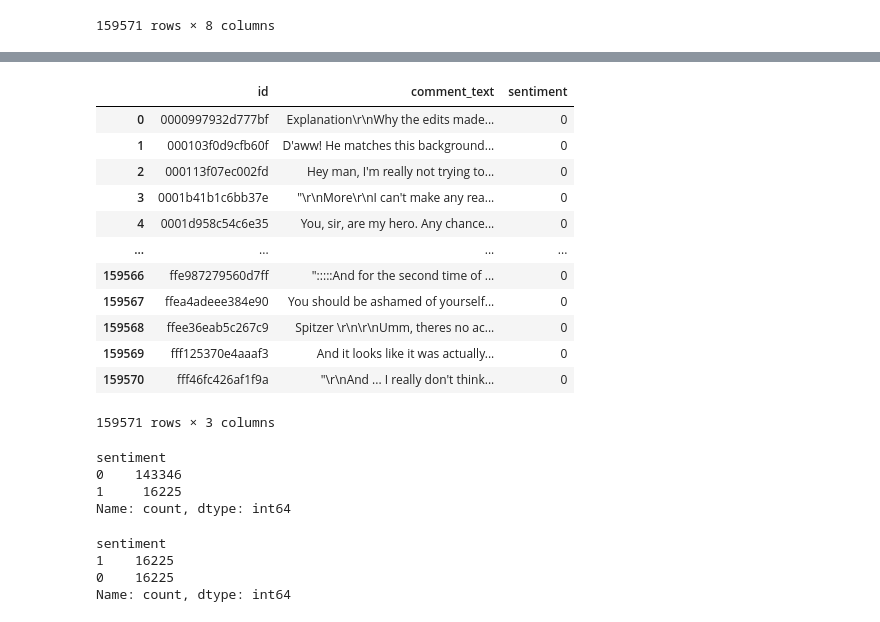
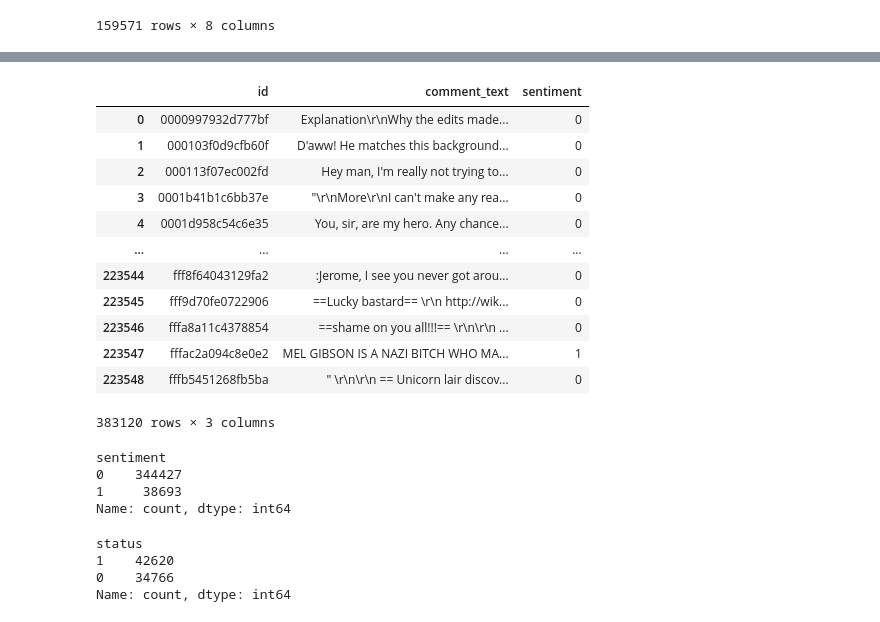
Before and after one commit to CorentinMaille/TP_commentaire, a Jupyter notebook: backend/IA.ipynb, the cells around one changed output, grey strips where cells are left out. Cells and saved outputs as stored; diff of their text form; code cells hidden in the pictures.

```diff
--- a/backend/IA.ipynb
+++ b/backend/IA.ipynb
@@ -4,6 +16,6 @@ import spacy
 # %%
-df = pd.read_csv('./../data/train.csv')
-df
+toxic = pd.read_csv('./../data/train.csv')
+toxic
 # %% [output]
 |  | id | comment_text | toxic | severe_toxic | obscene | threat | insult | identity_hate |
 | 0 | 0000997932d777bf | Explanation\r\nWhy the edits made... | 0 | 0 | 0 | 0 | 0 | 0 |
@@ -18,3 +30,6 @@ df
 | 159569 | fff125370e4aaaf3 | And it looks like it was actually... | 0 | 0 | 0 | 0 | 0 | 0 |
 | 159570 | fff46fc426af1f9a | "\r\nAnd ... I really don't think... | 0 | 0 | 0 | 0 | 0 | 0 |
 159571 rows × 8 columns
+# %%
+jigsaw = pd.read_csv('./../data/jigsaw.csv')
+jigsaw
@@ -20,0 +66,3 @@ df
+# %%
+jigsaw_toxic = pd.concat([toxic, jigsaw])
+jigsaw_toxic
@@ -31,3 +93,19 @@ df.duplicated().sum(), df.isnull().sum()
  insult           0
  identity_hate    0
  dtype: int64)
+# %%
+jigsaw_toxic['sentiment'] = jigsaw_toxic[['toxic', 'severe_toxic', 'obscene', 'threat', 'insult', 'identity_hate']].sum(axis=1)
+
+toxicity_columns = ['toxic', 'severe_toxic', 'obscene', 'threat', 'insult', 'identity_hate']
+toxicity_df = jigsaw_toxic[toxicity_columns]
+
+occurrence_rates = toxicity_df.sum() / len(jigsaw_toxic)
+
+plt.figure(figsize=(10, 6))
+plt.bar(occurrence_rates.index, occurrence_rates.values, alpha=0.5)
+
+plt.xlabel('Type')
+plt.ylabel('Taux d\'occurrence')
+plt.legend()
+plt.title('Comparaison du type de toxicité par rapport au type')
+plt.show()
@@ -34,27 +115,27 @@ df.duplicated().sum(), df.isnull().sum()
 # %%
-df['sentiment'] = df[["toxic", "severe_toxic", "obscene", "threat", "insult", "identity_hate"]].any(axis=1).astype(int)
-df = df.drop(["toxic", "severe_toxic", "obscene", "threat", "insult", "identity_hate"], axis=1)
-df
+jigsaw_toxic['sentiment'] = jigsaw_toxic[["toxic", "severe_toxic", "obscene", "threat", "insult", "identity_hate"]].any(axis=1).astype(int)
+jigsaw_toxic = jigsaw_toxic.drop(["toxic", "severe_toxic", "obscene", "threat", "insult", "identity_hate"], axis=1)
+jigsaw_toxic
 # %% [output]
 |  | id | comment_text | sentiment |
 | 0 | 0000997932d777bf | Explanation\r\nWhy the edits made... | 0 |
 | 1 | 000103f0d9cfb60f | D'aww! He matches this background... | 0 |
 | 2 | 000113f07ec002fd | Hey man, I'm really not trying to... | 0 |
 | 3 | 0001b41b1c6bb37e | "\r\nMore\r\nI can't make any rea... | 0 |
 | 4 | 0001d958c54c6e35 | You, sir, are my hero. Any chance... | 0 |
 | ... | ... | ... | ... |
-| 159566 | ffe987279560d7ff | ":::::And for the second time of ... | 0 |
-| 159567 | ffea4adeee384e90 | You should be ashamed of yourself... | 0 |
-| 159568 | ffee36eab5c267c9 | Spitzer \r\n\r\nUmm, theres no ac... | 0 |
-| 159569 | fff125370e4aaaf3 | And it looks like it was actually... | 0 |
-| 159570 | fff46fc426af1f9a | "\r\nAnd ... I really don't think... | 0 |
+| 223544 | fff8f64043129fa2 | :Jerome, I see you never got arou... | 0 |
+| 223545 | fff9d70fe0722906 | ==Lucky bastard== \r\n http://wik... | 0 |
+| 223546 | fffa8a11c4378854 | ==shame on you all!!!== \r\n\r\n ... | 0 |
+| 223547 | fffac2a094c8e0e2 | MEL GIBSON IS A NAZI BITCH WHO MA... | 1 |
+| 223548 | fffb5451268fb5ba | " \r\n\r\n == Unicorn lair discov... | 0 |
-159571 rows × 3 columns
+383120 rows × 3 columns
 # %%
-df['sentiment'].value_counts()
+jigsaw_toxic['sentiment'].value_counts()
 # %% [output]
 sentiment
-0    143346
-1     16225
+0    344427
+1     38693
 Name: count, dtype: int64
 # %%
 nlp = spacy.load('en_core_web_sm')
@@ -65,13 +147,14 @@ def treat_comment(comment):
     return " ".join(treated_tokens)
 # %%
-df_ones = df[df['sentiment'] == 1]
-df_zeros = df[df['sentiment'] == 0]
-df_zeros = df_zeros.sample(n=len(df[df['sentiment'] == 1]), random_state=42)
-df = pd.concat([df_ones, df_zeros])
+jigsaw_toxic_ones = jigsaw_toxic[jigsaw_toxic['sentiment'] == 1]
+jigsaw_toxic_zeros = jigsaw_toxic[jigsaw_toxic['sentiment'] == 0]
+jigsaw_toxic_zeros = jigsaw_toxic.sample(n=len(jigsaw_toxic[jigsaw_toxic['sentiment'] == 1]), random_state=42)
+jigsaw_toxic = pd.concat([jigsaw_toxic_ones, jigsaw_toxic_zeros])
+jigsaw_toxic.rename(columns={'sentiment': 'status'},inplace=True)
 
-df['sentiment'].value_counts()
+jigsaw_toxic['status'].value_counts()
 # %% [output]
-sentiment
-1    16225
-0    16225
+status
+1    42620
+0    34766
 Name: count, dtype: int64
```
Also changed, not shown: parts of 26 cells of this notebook, 3 other files.
